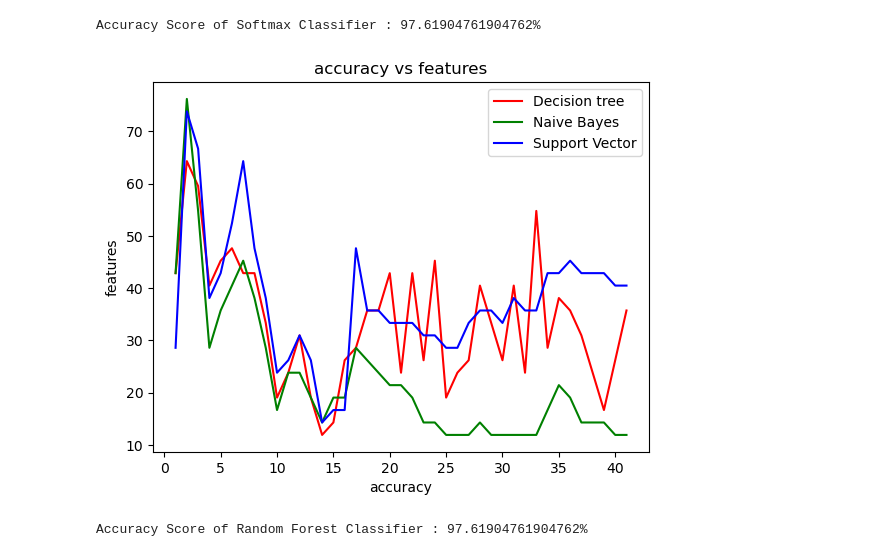
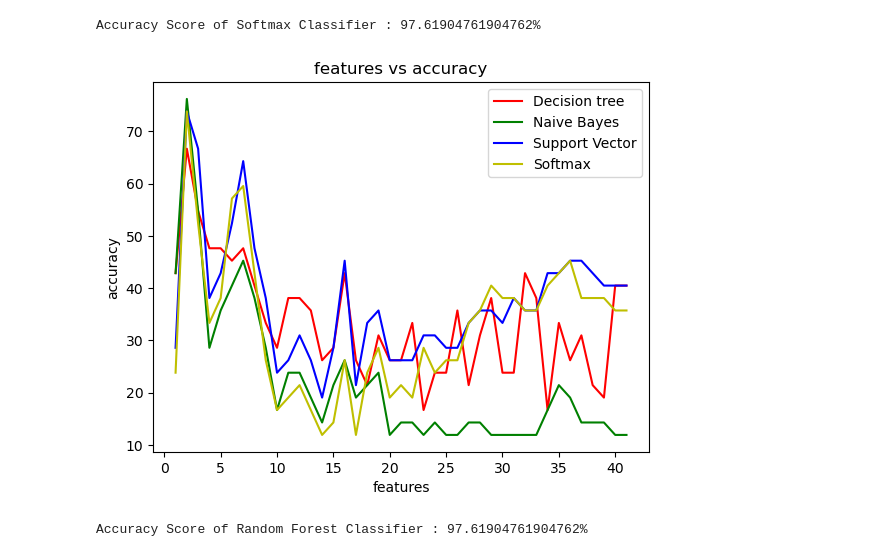
Before and after one commit to Abhijna-Raghavendra/MA-204-SML_Project, a Jupyter notebook: main.ipynb, the cells around one changed output. Cells and saved outputs as stored; diff of their text form; code cells hidden in the pictures.

```diff
--- a/main.ipynb
+++ b/main.ipynb
@@ -50,7 +51,7 @@ print("Accuracy Score of Support Vector Classifier : "+str(accuracy_score(Y_test
 Accuracy Score of Support Vector Classifier : 100.0%
 # %%
 #Softmax Classifier
-model_SM = LogisticRegression(random_state=0, multi_class='multinomial')
+model_SM = LogisticRegression(random_state=0, multi_class='multinomial', max_iter=1000)
 model_SM.fit(X_train,y_train)
 print("Accuracy Score of Softmax Classifier : "+str(accuracy_score(Y_test, model_SM.predict(x_test))*100)+"%")
 # %% [output]
@@ -60,6 +61,7 @@ Accuracy Score of Softmax Classifier : 97.61904761904762%
 accuracy_DT = []
 accuracy_SVC = []
 accuracy_NB = []
+accuracy_SM = []
 features = []
 for i in range(41):
     pca = PCA(n_components=(i+1))
@@ -68,25 +70,28 @@ for i in range(41):
     model_DT.fit(X_train_pca, y_train)
     model_NB.fit(X_train_pca, y_train)
     model_SVC.fit(X_train_pca, y_train)
+    model_SM.fit(X_train_pca, y_train)
     accuracy_DT.append(accuracy_score(Y_test, model_DT.predict(x_test_pca))*100)
     accuracy_NB.append(accuracy_score(Y_test, model_NB.predict(x_test_pca))*100)
     accuracy_SVC.append(accuracy_score(Y_test, model_SVC.predict(x_test_pca))*100)
+    accuracy_SM.append(accuracy_score(Y_test, model_SM.predict(x_test_pca))*100)
     features.append(i+1)
 # %%
 #Plotting
 plt.plot(features, accuracy_DT, color='r', label='Decision tree')
 plt.plot(features, accuracy_NB, color='g', label='Naive Bayes')
 plt.plot(features, accuracy_SVC, color='b', label='Support Vector')
+plt.plot(features, accuracy_SM, color='y', label='Softmax')
 
-plt.xlabel("accuracy")
-plt.ylabel("features")
-plt.title("accuracy vs features")
+plt.xlabel("features")
+plt.ylabel("accuracy")
+plt.title("features vs accuracy")
 
 plt.legend()
 
 plt.show()
 # %% [output]
-[figure, old version]
+[figure, new version]
 # %%
 #Random Forest
 rf = RandomForestClassifier(random_state=0)
```
Also changed, not shown: parts of 8 cells of this notebook.
